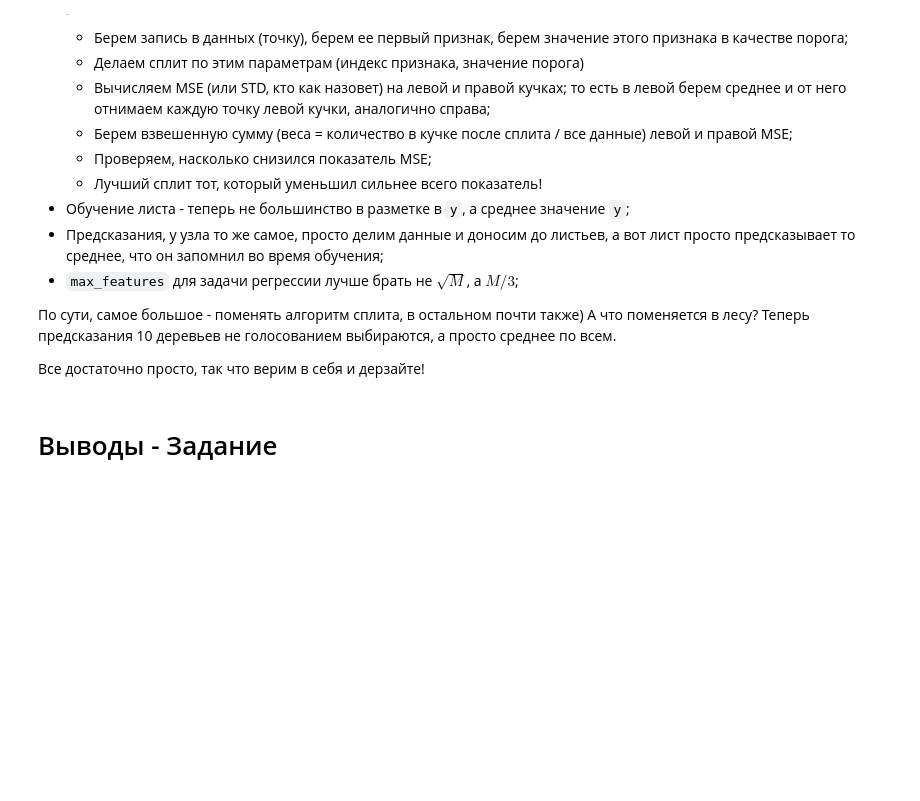
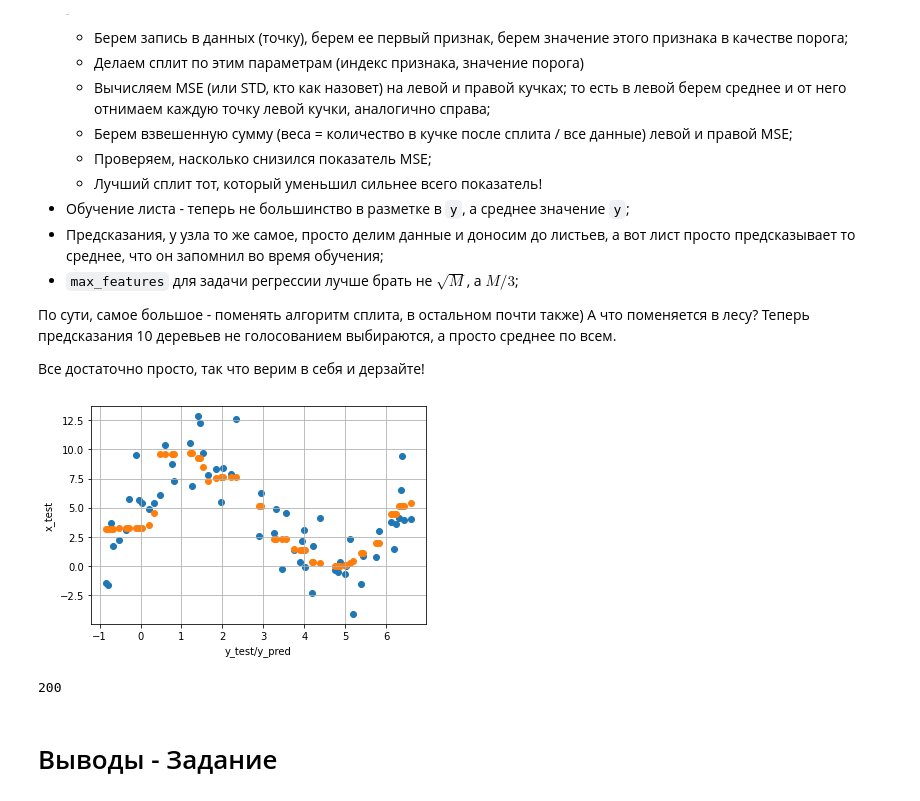
Before and after one commit to aligtr/ml, a Jupyter notebook: Pr4_RandomForest.ipynb, the cells around one changed output. Cells and saved outputs as stored; diff of their text form; code cells hidden in the pictures; blank space fills up the shorter version.

```diff
--- a/Pr4_RandomForest.ipynb
+++ b/Pr4_RandomForest.ipynb
@@ -2034,17 +2023,17 @@ class RandomForestReg:
         self.trees = []
         # TODO - Напишите код создания необходимого количества решающих деревьев
         for i in range(ensemble_size):
-          tree = DecisionTree(depth_limit, min_samples,max_features)
-          self.trees.append(tree)
+            tree = DecisionTreeReg(depth_limit, min_samples,max_features)
+            self.trees.append(tree)
 
     def predict(self, X):
         predicts = []
-        result_predictions = np.ndarray(X.shape[0], dtype=int)
+        result_predictions = np.zeros_like(X.shape[0], dtype=int)
 
         # TODO - Получите предсказания каждого дерева в массив predicts
         for tree in self.trees:
-          y_pred=tree.predict(X)
-          result_predictions=result_predictions+y_pred
+            y_pred=tree.predict(X)
+            result_predictions=result_predictions+y_pred
         # А вот так мы получим голосование по каждой записи
         # Так как у нас predict - это массив (n_samples, ensemble_size),
         #   то по каждой записи проводим голосование
@@ -2053,13 +2042,13 @@ class RandomForestReg:
 
         return result_predictions
     def generate_bootstrap_sets(self,X, D):
-        bootstrapped_sets = []
+        bootstrapped_sets=[]
         for i in range(D):
-          a=np.random.choice(range(X.shape[0]),X.shape[0])
-          arr=np.ndarray(X.shape)
-          for i in range(len(a)):
-            arr[i,:]=X[a[i],:]
-          bootstrapped_sets.append(arr)
+            seq=np.random.choice(range(X.shape[0]),X.shape[0])
+            mass=np.ndarray(X.shape)
+            for i in range(len(seq)):
+                mass[i,:]=X[seq[i],:]
+            bootstrapped_sets.append(mass)
         # TODO - напишите реализацию генератора выборок
         return bootstrapped_sets
     def fit(self, X, y):
@@ -2075,26 +2064,38 @@ class RandomForestReg:
 # %%
 TRAIN_RATIO = 0.7
 X = X_data
 y_true = y_data
 X_train, X_test, y_train, y_test = train_test_split(
     # Передаются наборы, которые будут разделены в соответсвии с параметрами
     X, y_true,
     # Задается размер обучающей выборки
     train_size=TRAIN_RATIO,
     # Фиксируется состояние генератора случайных чисел
     #   для сохранения повторяемости
     random_state=RANDOM_STATE
 )
 forest = RandomForestReg(
-    ensemble_size=1,
-    depth_limit=1,
-    min_samples_split=1,
+    ensemble_size=50,
+    depth_limit=60,
+    min_samples_split=5,
     max_features=int(1)
   )
 forest.fit(X_train,y_train)
 y_pred=forest.predict(X_test)
-f1=f1_score(y_test,y_pred)
-print(f1)
+#f1=f1_score(y_test,y_pred)
+#print(f'f1_score={f1}')
+plt.scatter(X_test[:,0], y_test)
+plt.scatter(X_test,y_pred)
+plt.grid(True)
+plt.xlabel('y_test/y_pred')
+plt.ylabel('x_test')
+plt.show()
+# %% [output]
+[figure, added]
+# %%
+len(X)
+# %% [output]
+200
 # %% [markdown]
 # Выводы - Задание
 # %% [markdown]
```
Also changed, not shown: parts of 13 cells of this notebook.
